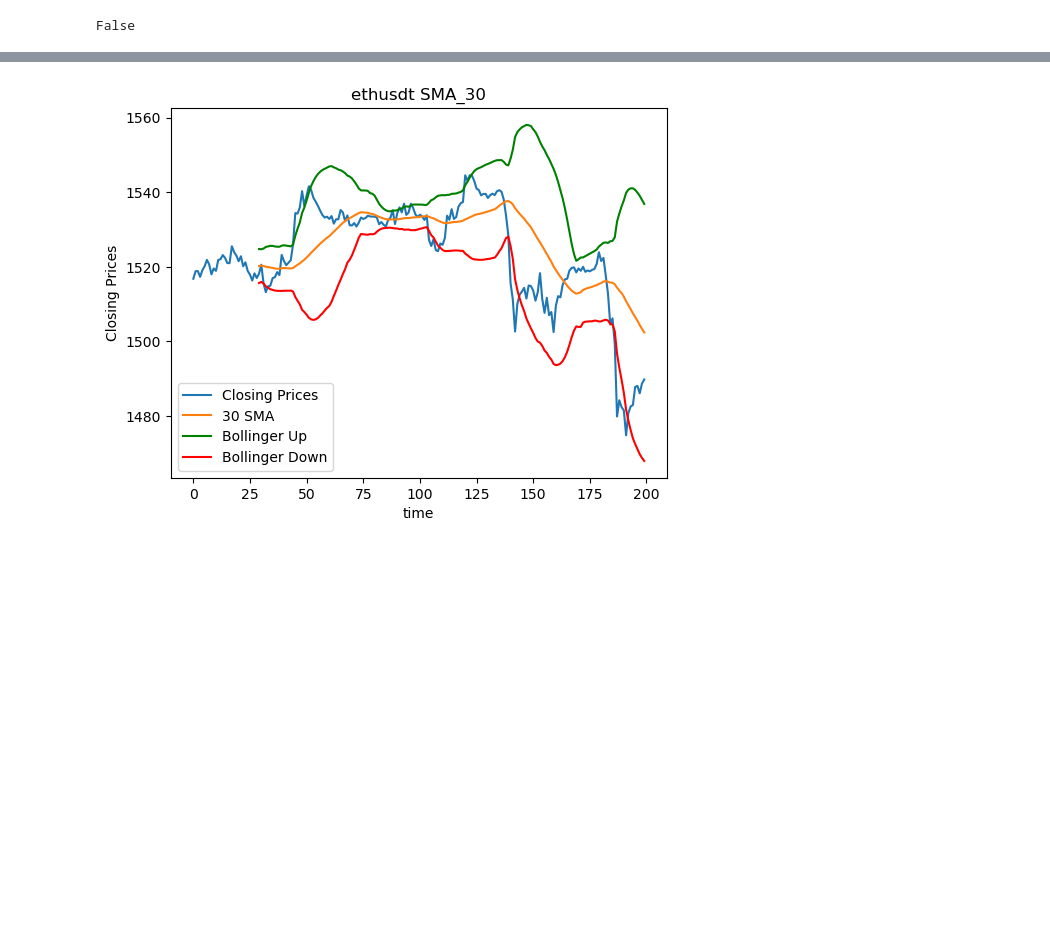
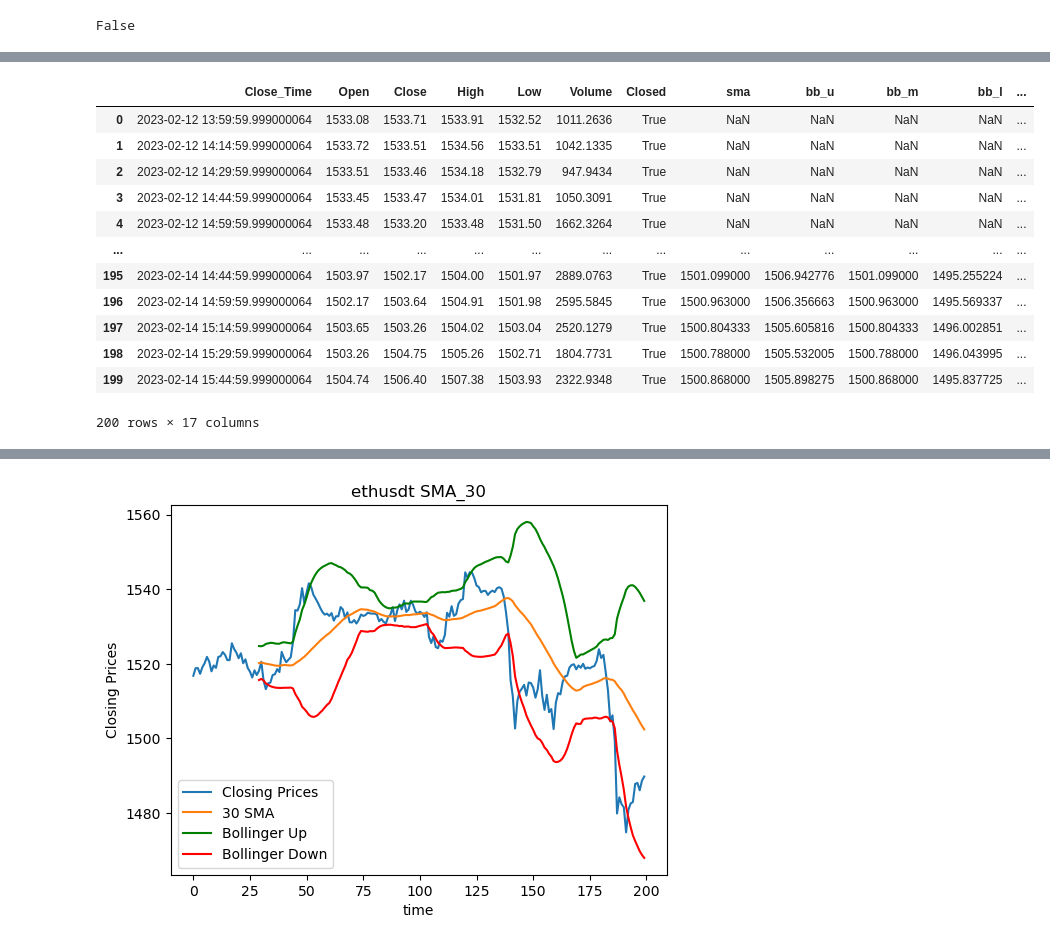
Before and after one commit to chiangyenju/Trade, a Jupyter notebook: KLine_01.ipynb, the cells around one changed output, grey strips where cells are left out. Saved outputs shown, nothing was run; the diff lists cells and outputs as text; code cells hidden in the pictures; blank space fills up the shorter version.

```diff
--- a/KLine_01.ipynb
+++ b/KLine_01.ipynb
@@ -241,3 +244,19 @@ for i in range(len(df) - 1):
+# %%
+conditions(df)
+# %% [output]
+|  | Close_Time | Open | Close | High | Low | Volume | Closed | sma | bb_u | bb_m | bb_l | ... |
+| 0 | 2023-02-12 13:59:59.999000064 | 1533.08 | 1533.71 | 1533.91 | 1532.52 | 1011.2636 | True | NaN | NaN | NaN | NaN | ... |
+| 1 | 2023-02-12 14:14:59.999000064 | 1533.72 | 1533.51 | 1534.56 | 1533.51 | 1042.1335 | True | NaN | NaN | NaN | NaN | ... |
+| 2 | 2023-02-12 14:29:59.999000064 | 1533.51 | 1533.46 | 1534.18 | 1532.79 | 947.9434 | True | NaN | NaN | NaN | NaN | ... |
+| 3 | 2023-02-12 14:44:59.999000064 | 1533.45 | 1533.47 | 1534.01 | 1531.81 | 1050.3091 | True | NaN | NaN | NaN | NaN | ... |
+| 4 | 2023-02-12 14:59:59.999000064 | 1533.48 | 1533.20 | 1533.48 | 1531.50 | 1662.3264 | True | NaN | NaN | NaN | NaN | ... |
+| ... | ... | ... | ... | ... | ... | ... | ... | ... | ... | ... | ... | ... |
+| 195 | 2023-02-14 14:44:59.999000064 | 1503.97 | 1502.17 | 1504.00 | 1501.97 | 2889.0763 | True | 1501.099000 | 1506.942776 | 1501.099000 | 1495.255224 | ... |
+| 196 | 2023-02-14 14:59:59.999000064 | 1502.17 | 1503.64 | 1504.91 | 1501.98 | 2595.5845 | True | 1500.963000 | 1506.356663 | 1500.963000 | 1495.569337 | ... |
+| 197 | 2023-02-14 15:14:59.999000064 | 1503.65 | 1503.26 | 1504.02 | 1503.04 | 2520.1279 | True | 1500.804333 | 1505.605816 | 1500.804333 | 1496.002851 | ... |
+| 198 | 2023-02-14 15:29:59.999000064 | 1503.26 | 1504.75 | 1505.26 | 1502.71 | 1804.7731 | True | 1500.788000 | 1505.532005 | 1500.788000 | 1496.043995 | ... |
+| 199 | 2023-02-14 15:44:59.999000064 | 1504.74 | 1506.40 | 1507.38 | 1503.93 | 2322.9348 | True | 1500.868000 | 1505.898275 | 1500.868000 | 1495.837725 | ... |
+200 rows × 17 columns
 # %%
 buydf = df
 
```
Also changed, not shown: parts of 5 cells of this notebook, 1 other file.
